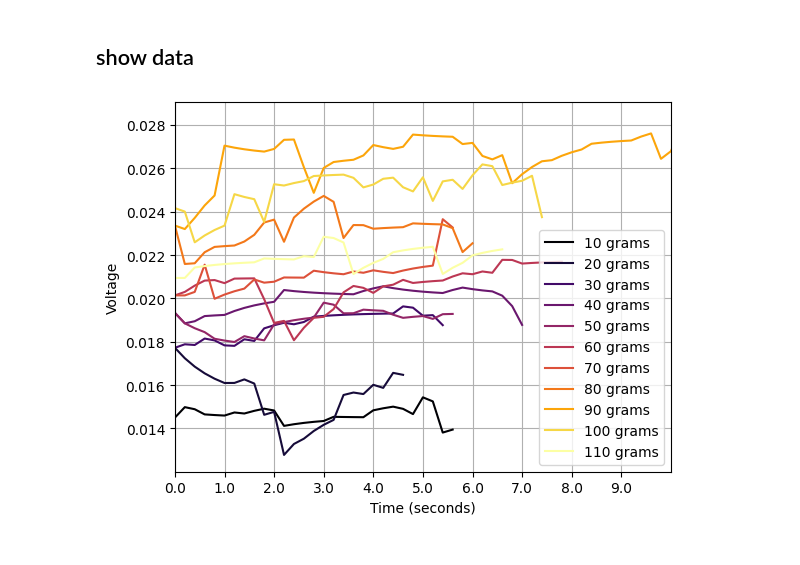
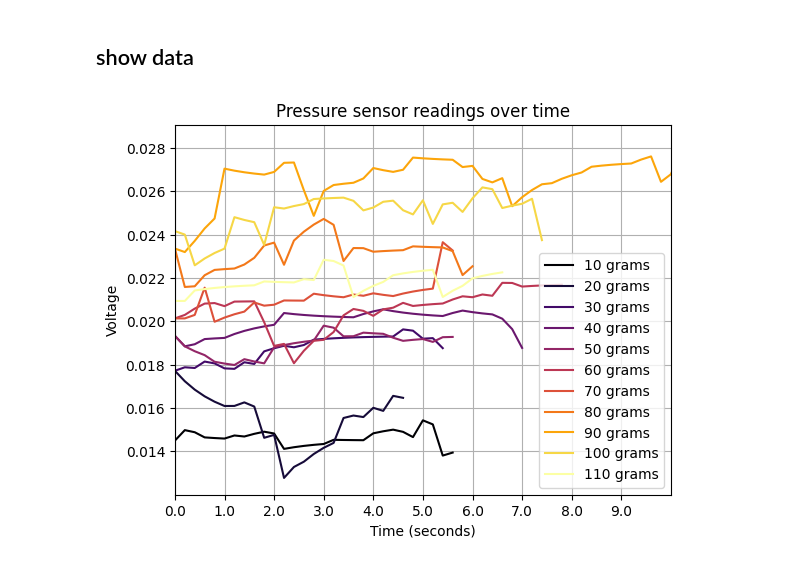
Before and after one commit to shepai/pico_weight_scales, a Jupyter notebook: Code/data vis/vis.ipynb, the cells around one changed output. Saved outputs shown, nothing was run; the diff lists cells and outputs as text; code cells hidden in the pictures.

```diff
--- a/Code/data vis/vis.ipynb
+++ b/Code/data vis/vis.ipynb
@@ -41,22 +41,25 @@ if df is not None:
 # %%
 def low_pass(data,alpha=0.8):
     ar=[data[0]]
     for i in range(1,len(data)-1):
         ar.append(alpha*ar[i-1] + (1-alpha)*data[i])
     return ar
 keys=list(df.keys())
 keys = sorted(keys, key=int)
 colors = plt.cm.inferno(np.linspace(0, 1, len(keys)))  # Generate colors
+X=[]
 for i in range(len(keys)):
     key=keys[i]
     plt.plot(low_pass(df[key]),label=key+" grams", color=colors[i])
+    X.append(np.average(low_pass(df[key])))
 
 plt.ylabel("Voltage")
 plt.xlim([0,50])
 plt.xticks([i for i in range(0,50,5)],[0.2*i for i in range(0,50,5)])
 plt.grid(1)
 plt.xlabel("Time (seconds)")
 plt.legend(loc="lower right")
+plt.title("Pressure sensor readings over time")
 plt.show()
 # %% [output]
-[figure, old version]
+[figure, new version]
```
Also changed, not shown: 2 other files.
